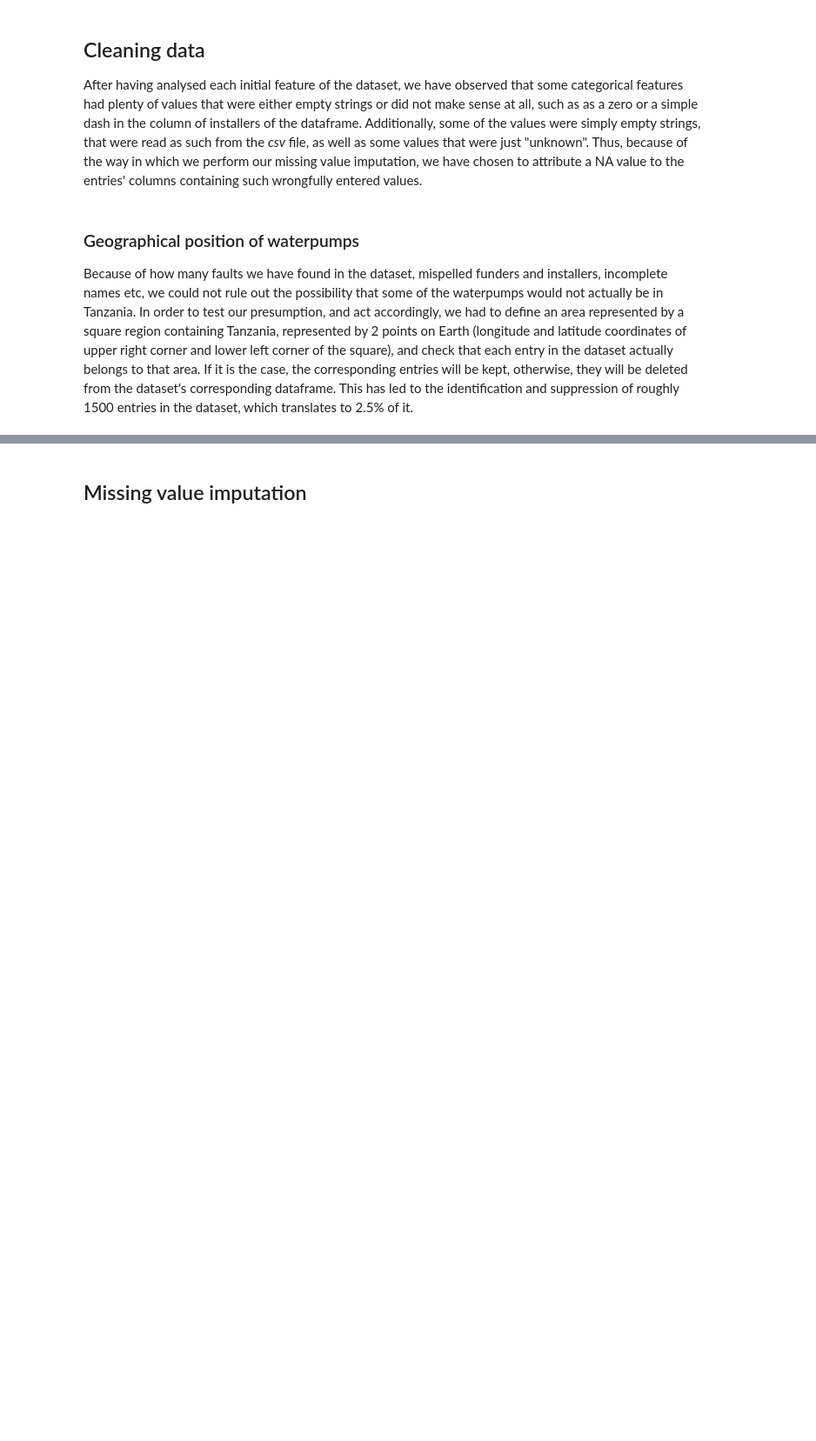
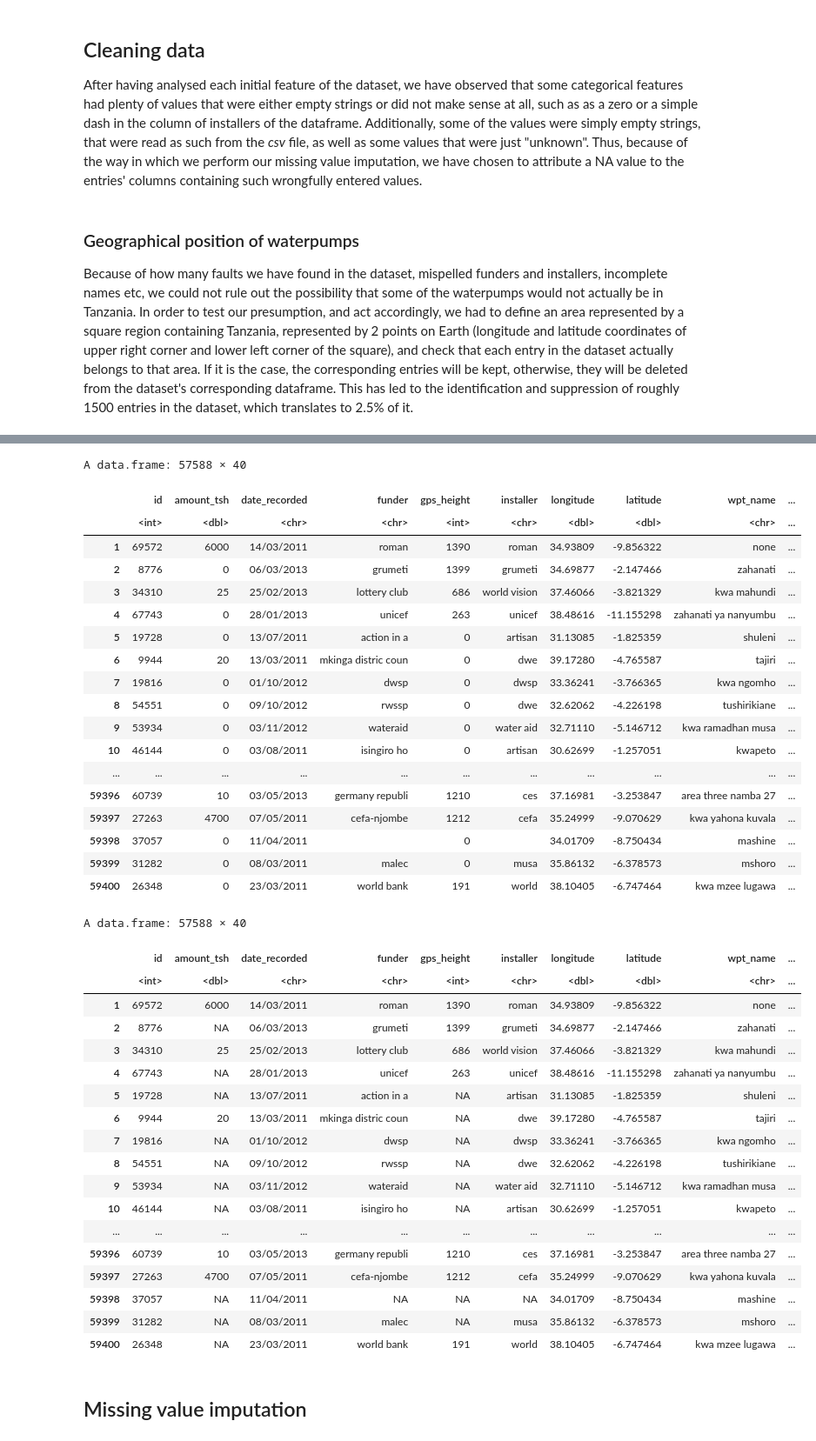
Before and after one commit to aguzga/STAT_FOUND, a Jupyter notebook: ReportTemplate.ipynb, the cells around one changed output, grey strips where cells are left out. Shown at 87% size. Drawn from its saved outputs; the diff is of its cells as text; code cells hidden in the pictures; blank space fills up the shorter version.

```diff
--- a/ReportTemplate.ipynb
+++ b/ReportTemplate.ipynb
@@ -312,3 +370,47 @@ df <- df[df$latitude > x_down_left & df$latitude < x_up_right & df$longitude > y
+# %%
+work_on = setdiff(names(df), c("id"))
+df
+df[work_on][df[work_on] == 0 | df[work_on] == "-" | df[work_on] == "" | df[work_on] == "unknown"] = NA
+df
+# %% [output]
+A data.frame: 57588 × 40
+|  | id | amount_tsh | date_recorded | funder | gps_height | installer | longitude | latitude | wpt_name | ... |
+|  | <int> | <dbl> | <chr> | <chr> | <int> | <chr> | <dbl> | <dbl> | <chr> | ... |
+| 1 | 69572 | 6000 | 14/03/2011 | roman | 1390 | roman | 34.93809 | -9.856322 | none | ... |
+| 2 | 8776 | 0 | 06/03/2013 | grumeti | 1399 | grumeti | 34.69877 | -2.147466 | zahanati | ... |
+| 3 | 34310 | 25 | 25/02/2013 | lottery club | 686 | world vision | 37.46066 | -3.821329 | kwa mahundi | ... |
+| 4 | 67743 | 0 | 28/01/2013 | unicef | 263 | unicef | 38.48616 | -11.155298 | zahanati ya nanyumbu | ... |
+| 5 | 19728 | 0 | 13/07/2011 | action in a | 0 | artisan | 31.13085 | -1.825359 | shuleni | ... |
+| 6 | 9944 | 20 | 13/03/2011 | mkinga distric coun | 0 | dwe | 39.17280 | -4.765587 | tajiri | ... |
+| 7 | 19816 | 0 | 01/10/2012 | dwsp | 0 | dwsp | 33.36241 | -3.766365 | kwa ngomho | ... |
+| 8 | 54551 | 0 | 09/10/2012 | rwssp | 0 | dwe | 32.62062 | -4.226198 | tushirikiane | ... |
+| 9 | 53934 | 0 | 03/11/2012 | wateraid | 0 | water aid | 32.71110 | -5.146712 | kwa ramadhan musa | ... |
+| 10 | 46144 | 0 | 03/08/2011 | isingiro ho | 0 | artisan | 30.62699 | -1.257051 | kwapeto | ... |
+| ... | ... | ... | ... | ... | ... | ... | ... | ... | ... | ... |
+| 59396 | 60739 | 10 | 03/05/2013 | germany republi | 1210 | ces | 37.16981 | -3.253847 | area three namba 27 | ... |
+| 59397 | 27263 | 4700 | 07/05/2011 | cefa-njombe | 1212 | cefa | 35.24999 | -9.070629 | kwa yahona kuvala | ... |
+| 59398 | 37057 | 0 | 11/04/2011 |  | 0 |  | 34.01709 | -8.750434 | mashine | ... |
+| 59399 | 31282 | 0 | 08/03/2011 | malec | 0 | musa | 35.86132 | -6.378573 | mshoro | ... |
+| 59400 | 26348 | 0 | 23/03/2011 | world bank | 191 | world | 38.10405 | -6.747464 | kwa mzee lugawa | ... |
+A data.frame: 57588 × 40
+|  | id | amount_tsh | date_recorded | funder | gps_height | installer | longitude | latitude | wpt_name | ... |
+|  | <int> | <dbl> | <chr> | <chr> | <int> | <chr> | <dbl> | <dbl> | <chr> | ... |
+| 1 | 69572 | 6000 | 14/03/2011 | roman | 1390 | roman | 34.93809 | -9.856322 | none | ... |
+| 2 | 8776 | NA | 06/03/2013 | grumeti | 1399 | grumeti | 34.69877 | -2.147466 | zahanati | ... |
+| 3 | 34310 | 25 | 25/02/2013 | lottery club | 686 | world vision | 37.46066 | -3.821329 | kwa mahundi | ... |
+| 4 | 67743 | NA | 28/01/2013 | unicef | 263 | unicef | 38.48616 | -11.155298 | zahanati ya nanyumbu | ... |
+| 5 | 19728 | NA | 13/07/2011 | action in a | NA | artisan | 31.13085 | -1.825359 | shuleni | ... |
+| 6 | 9944 | 20 | 13/03/2011 | mkinga distric coun | NA | dwe | 39.17280 | -4.765587 | tajiri | ... |
+| 7 | 19816 | NA | 01/10/2012 | dwsp | NA | dwsp | 33.36241 | -3.766365 | kwa ngomho | ... |
+| 8 | 54551 | NA | 09/10/2012 | rwssp | NA | dwe | 32.62062 | -4.226198 | tushirikiane | ... |
+| 9 | 53934 | NA | 03/11/2012 | wateraid | NA | water aid | 32.71110 | -5.146712 | kwa ramadhan musa | ... |
+| 10 | 46144 | NA | 03/08/2011 | isingiro ho | NA | artisan | 30.62699 | -1.257051 | kwapeto | ... |
+| ... | ... | ... | ... | ... | ... | ... | ... | ... | ... | ... |
+| 59396 | 60739 | 10 | 03/05/2013 | germany republi | 1210 | ces | 37.16981 | -3.253847 | area three namba 27 | ... |
+| 59397 | 27263 | 4700 | 07/05/2011 | cefa-njombe | 1212 | cefa | 35.24999 | -9.070629 | kwa yahona kuvala | ... |
+| 59398 | 37057 | NA | 11/04/2011 | NA | NA | NA | 34.01709 | -8.750434 | mashine | ... |
+| 59399 | 31282 | NA | 08/03/2011 | malec | NA | musa | 35.86132 | -6.378573 | mshoro | ... |
+| 59400 | 26348 | NA | 23/03/2011 | world bank | 191 | world | 38.10405 | -6.747464 | kwa mzee lugawa | ... |
 # %% [markdown]
 ## Missing value imputation
 # %% [markdown]
```
Also changed, not shown: parts of 13 cells of this notebook.
